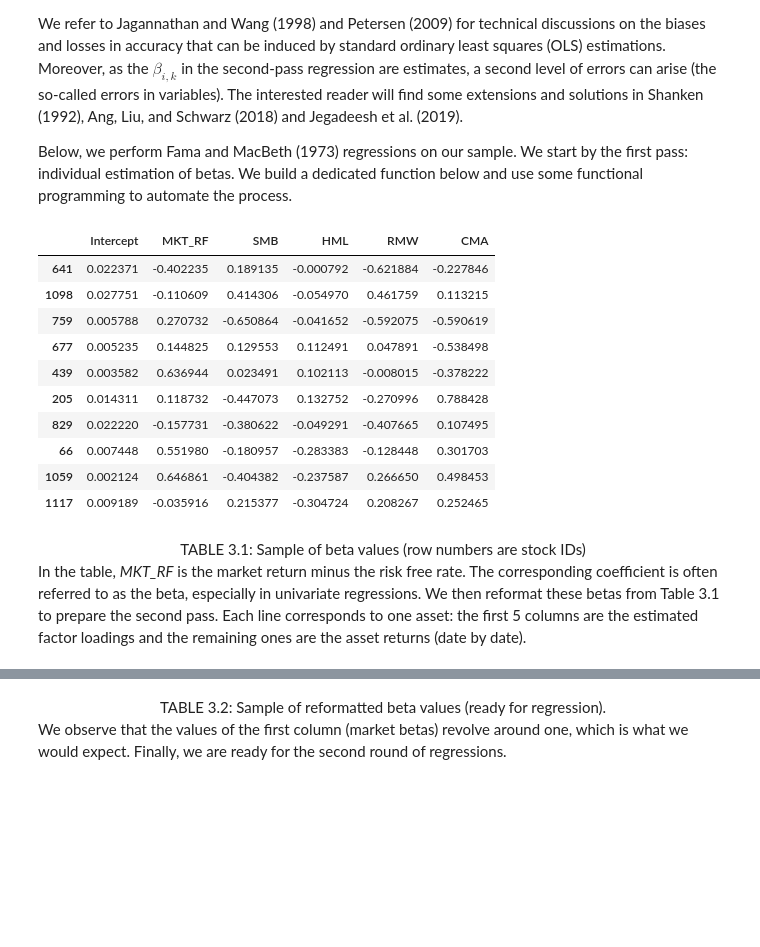
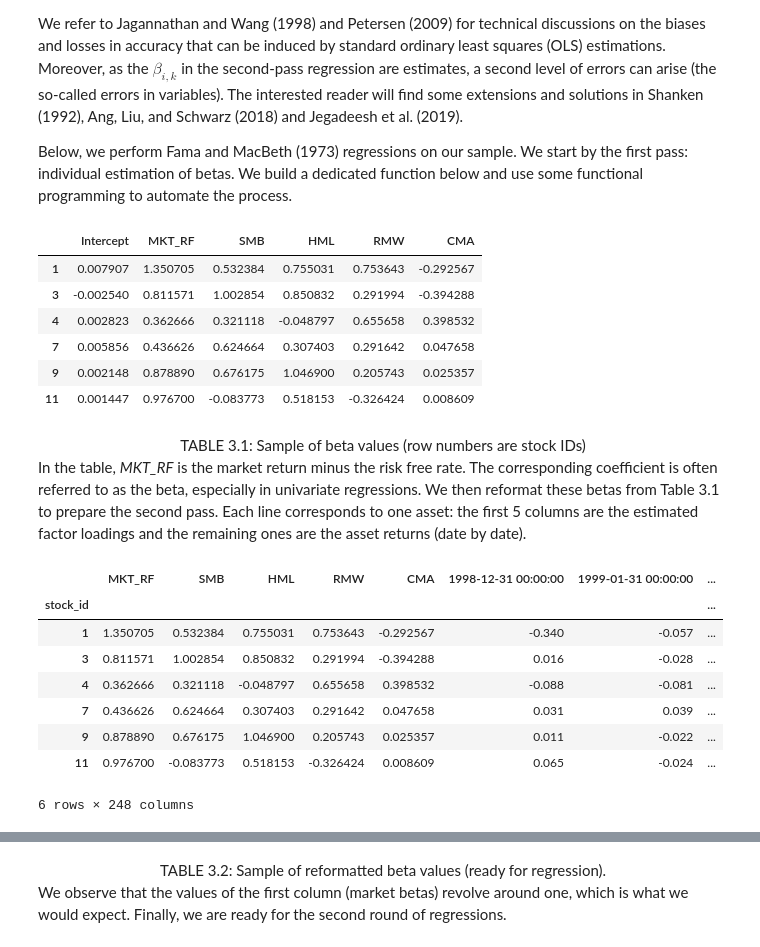
Before and after one commit to ryansdowning/python_mlfactor, a Jupyter notebook: notebooks/Chapter_3_Factor_investing_and_asset_pricing_anomalies.ipynb, the cells around one changed output, grey strips where cells are left out. Cells and saved outputs as stored; diff of their text form; code cells hidden in the pictures; blank space fills up the shorter version.

```diff
--- a/notebooks/Chapter_3_Factor_investing_and_asset_pricing_anomalies.ipynb
+++ b/notebooks/Chapter_3_Factor_investing_and_asset_pricing_anomalies.ipynb
@@ -122,11 +126,17 @@ Below, we import data from Ken French’s data library. We will use it later on
 def load_ff_factors():
     min_date = datetime.datetime(1963, 7, 31)
     max_date = datetime.datetime(2020, 3, 28)
+
     ff_factors = pd.read_csv('../data/FF_factors.csv').drop('Unnamed: 0', axis=1)
     ff_factors.dropna(inplace=True)
     ff_factors['date'] = pd.to_datetime(ff_factors['date'])
     ff_factors[['MKT_RF', 'SMB', 'HML', 'RMW', 'CMA', 'RF']] /= 100  # Scale returns
-    ff_factors = ff_factors[(min_date <= ff_factors['date']) & (max_date >= ff_factors['date'])]  # Keep only recent dates
+
+    ff_factors = ff_factors[
+        (min_date <= ff_factors['date'])
+        & (max_date >= ff_factors['date'])
+    ]  # Keep only recent dates
+
     return ff_factors.sort_values('date')
 
 ff_factors = load_ff_factors()
@@ -224,54 +238,70 @@ We refer to Jagannathan and Wang (1998) and Petersen (2009) for technical discus
 
 Below, we perform Fama and MacBeth (1973) regressions on our sample. We start by the first pass: individual estimation of betas. We build a dedicated function below and use some functional programming to automate the process.
 # %%
-seed = 42  # Reproducibility
 data_ml = load_data_ml()[['date', 'stock_id', 'R1M_Usd']].dropna()
 ff_factors = load_ff_factors()
 
 # Join the 2 datasets (with returns over some stocks)
-stock_sample = pd.Series(np.random.choice(pd.unique(data_ml['stock_id']), 10, False))
+#stock_sample = pd.Series(np.random.choice(pd.unique(data_ml['stock_id']), 10, False))
+stock_sample = [1, 3, 4, 7, 9, 11]
 data_ml = data_ml[data_ml['stock_id'].isin(stock_sample)]
-data_fm = data_ml.merge(ff_factors, how='left', on='date')
+stock_spread = pd.pivot(  # Tidy stock returns data
+    data_ml, index='date', values='R1M_Usd', columns='stock_id'
+).shift(1).dropna()  # Lag returns, Remove missing points
 
-data_fm['R1M_Usd'] = data_fm['R1M_Usd'].shift(1)  # Lag returns
-data_fm.dropna(inplace=True)  # Remove missing points
-
-data_fm = data_fm.pivot(  # Spread stock_id return columns
-    index=list(set(data_fm.columns) - {'R1M_Usd', 'stock_id'}),
-    values='R1M_Usd', columns='stock_id'
-).reset_index()
-data_fm.columns.name = ''  # Remove columns header
+data_fm = stock_spread.merge(
+    ff_factors, how='left', on='date'
+).set_index('date')
+data_fm = data_fm[
+    data_fm.columns[-6:].tolist() + data_fm.columns[:-6].tolist()
+]  # Reorder columns
 # %%
 import statsmodels.formula.api as smf
+
+# Must rename columns so they do not begin with digits for OLS
 data_fm.rename(columns={stock: f"_{stock}_" for stock in stock_sample}, inplace=True)
+
 formulas = [f"_{stock}_~ MKT_RF + SMB + HML + RMW + CMA" for stock in stock_sample]  # Model spec
 models = [smf.ols(formula, data=data_fm).fit() for formula in formulas]  # Call ols(...).fit()
-betas = pd.DataFrame({stock: model.params for stock, model in zip(stock_sample, models)}).T  # Extract the betas
+betas = pd.DataFrame(
+    {
+        stock: model.params
+        for stock, model in zip(stock_sample, models)
+    }
+).T  # Extract the betas
 betas
 # %% [output]
 |  | Intercept | MKT_RF | SMB | HML | RMW | CMA |
-| 641 | 0.022371 | -0.402235 | 0.189135 | -0.000792 | -0.621884 | -0.227846 |
-| 1098 | 0.027751 | -0.110609 | 0.414306 | -0.054970 | 0.461759 | 0.113215 |
-| 759 | 0.005788 | 0.270732 | -0.650864 | -0.041652 | -0.592075 | -0.590619 |
-| 677 | 0.005235 | 0.144825 | 0.129553 | 0.112491 | 0.047891 | -0.538498 |
-| 439 | 0.003582 | 0.636944 | 0.023491 | 0.102113 | -0.008015 | -0.378222 |
-| 205 | 0.014311 | 0.118732 | -0.447073 | 0.132752 | -0.270996 | 0.788428 |
-| 829 | 0.022220 | -0.157731 | -0.380622 | -0.049291 | -0.407665 | 0.107495 |
-| 66 | 0.007448 | 0.551980 | -0.180957 | -0.283383 | -0.128448 | 0.301703 |
-| 1059 | 0.002124 | 0.646861 | -0.404382 | -0.237587 | 0.266650 | 0.498453 |
-| 1117 | 0.009189 | -0.035916 | 0.215377 | -0.304724 | 0.208267 | 0.252465 |
+| 1 | 0.007907 | 1.350705 | 0.532384 | 0.755031 | 0.753643 | -0.292567 |
+| 3 | -0.002540 | 0.811571 | 1.002854 | 0.850832 | 0.291994 | -0.394288 |
+| 4 | 0.002823 | 0.362666 | 0.321118 | -0.048797 | 0.655658 | 0.398532 |
+| 7 | 0.005856 | 0.436626 | 0.624664 | 0.307403 | 0.291642 | 0.047658 |
+| 9 | 0.002148 | 0.878890 | 0.676175 | 1.046900 | 0.205743 | 0.025357 |
+| 11 | 0.001447 | 0.976700 | -0.083773 | 0.518153 | -0.326424 | 0.008609 |
 # %% [markdown]
 <center>TABLE 3.1: Sample of beta values (row numbers are stock IDs)</center>
 
 In the table, *MKT_RF* is the market return minus the risk free rate. The corresponding coefficient is often referred to as the beta, especially in univariate regressions. We then reformat these betas from Table 3.1 to prepare the second pass. Each line corresponds to one asset: the first 5 columns are the estimated factor loadings and the remaining ones are the asset returns (date by date).
 # %%
-loadings = betas.loc[:, betas.columns != 'Intercept']
-ret = data_fm.loc[:, data_fm.columns.str.match('^_\d+_$')]
-ret.index = data_fm['date']
+loadings = betas.loc[:, betas.columns != 'Intercept']  # Remove constant
+ret = data_fm.loc[:, data_fm.columns.str.match('^_\d+_$')]  # Select stock columns
+
+ret.index = data_fm.index  # Set row names
 ret.columns = ret.columns.str.extract('^_(\d+)_$', expand=False)  # Remove underscores added earlier
 ret = ret.T  # Transpose
 
 # Add stock_id columns and merge
 ret['stock_id'] = ret.index.astype(int)
-loadings['stock_id'] = betas.index
+loadings['stock_id'] = loadings.index
 fm_data = loadings.merge(ret, on='stock_id').set_index('stock_id')
+fm_data
+# %% [output]
+|  | MKT_RF | SMB | HML | RMW | CMA | 1998-12-31 00:00:00 | 1999-01-31 00:00:00 | ... |
+| stock_id |  |  |  |  |  |  |  | ... |
+| 1 | 1.350705 | 0.532384 | 0.755031 | 0.753643 | -0.292567 | -0.340 | -0.057 | ... |
+| 3 | 0.811571 | 1.002854 | 0.850832 | 0.291994 | -0.394288 | 0.016 | -0.028 | ... |
+| 4 | 0.362666 | 0.321118 | -0.048797 | 0.655658 | 0.398532 | -0.088 | -0.081 | ... |
+| 7 | 0.436626 | 0.624664 | 0.307403 | 0.291642 | 0.047658 | 0.031 | 0.039 | ... |
+| 9 | 0.878890 | 0.676175 | 1.046900 | 0.205743 | 0.025357 | 0.011 | -0.022 | ... |
+| 11 | 0.976700 | -0.083773 | 0.518153 | -0.326424 | 0.008609 | 0.065 | -0.024 | ... |
+6 rows × 248 columns
```
Also changed, not shown: parts of 12 cells of this notebook.
